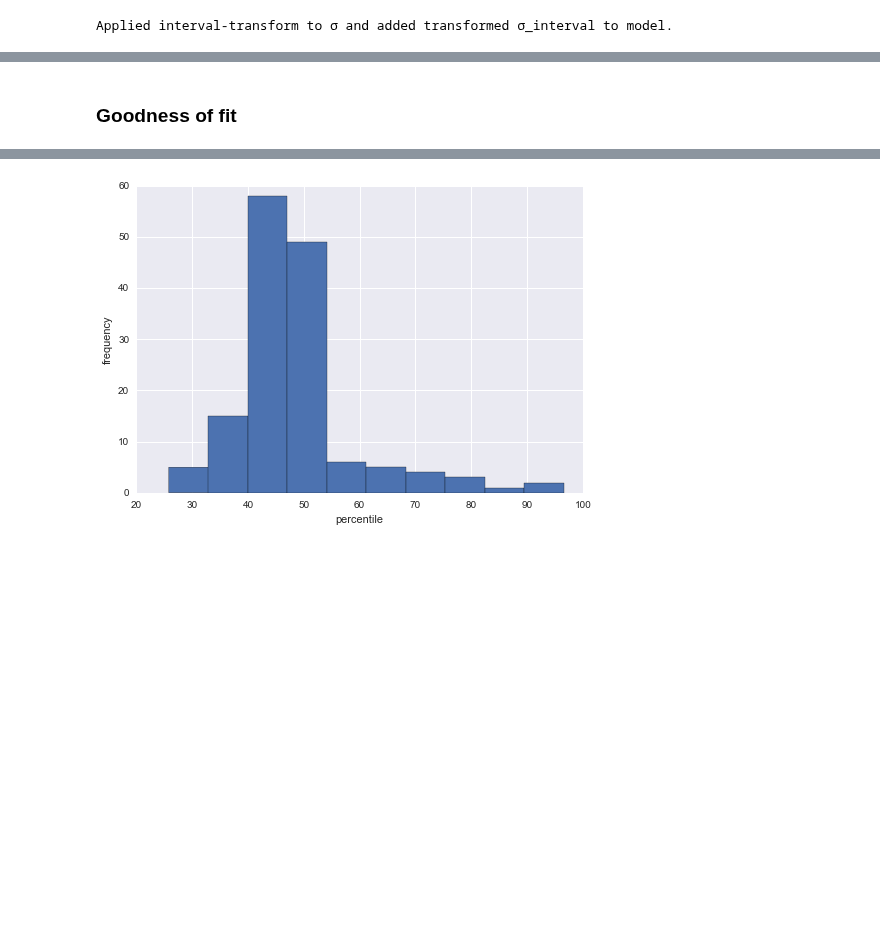
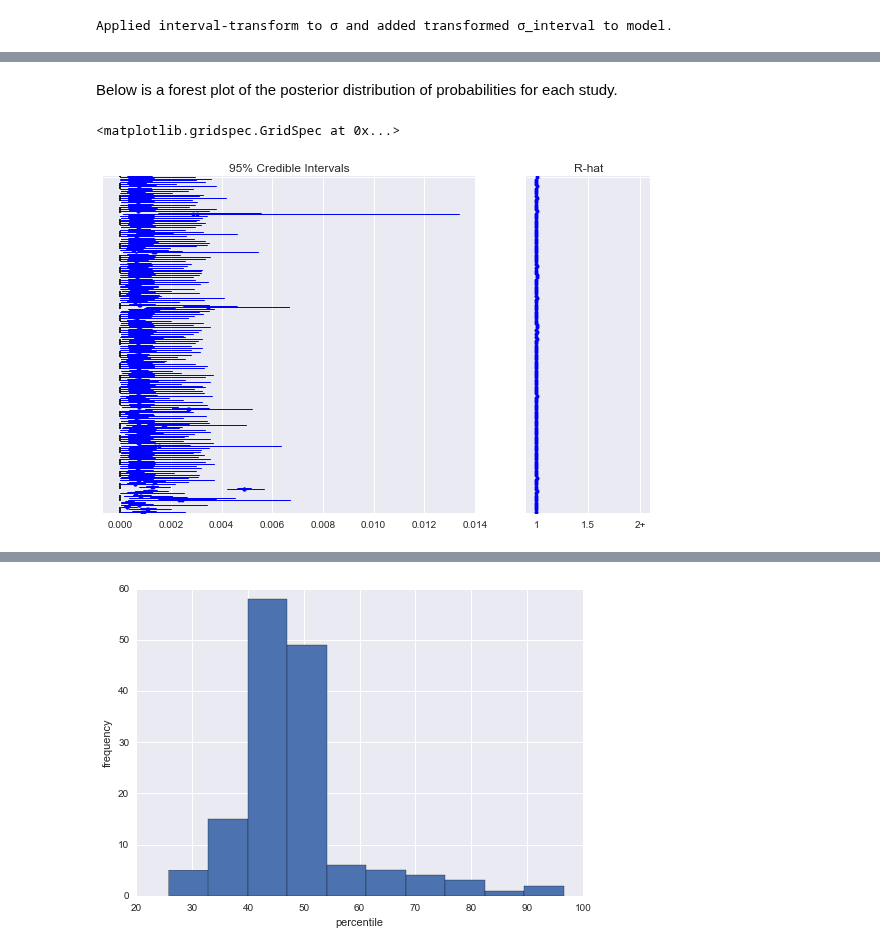
Before and after one commit to VanderbiltPopHealthSci/uterine_fibroids_MA, a Jupyter notebook: Key Question 3 Meta-analysis.ipynb, the cells around one changed output, grey strips where cells are left out. Cells and saved outputs as stored; diff of their text form; code cells hidden in the pictures; blank space fills up the shorter version.

Commit message:
Annotated KQ3 model and added forest plot

```diff
--- a/Key Question 3 Meta-analysis.ipynb
+++ b/Key Question 3 Meta-analysis.ipynb
@@ -88,5 +108,10 @@ p_update:
 By comparison, estimates from Pritts' supplement:
 
 ![pritts estimates](http://fonnesbeck-dropshare.s3.amazonaws.com/Screen-Shot-2016-03-28-23-41-27.png)
-# %% [markdown]
-### Goodness of fit
+# %% [markdown]
+Below is a forest plot of the posterior distribution of probabilities for each study.
+# %%
+pm.forestplot(trace[1000:], varnames=['π'], ylabels=[''])
+# %% [output]
+<matplotlib.gridspec.GridSpec at 0x...>
+[figure, added]
```
Also changed, not shown: parts of 9 cells of this notebook.
